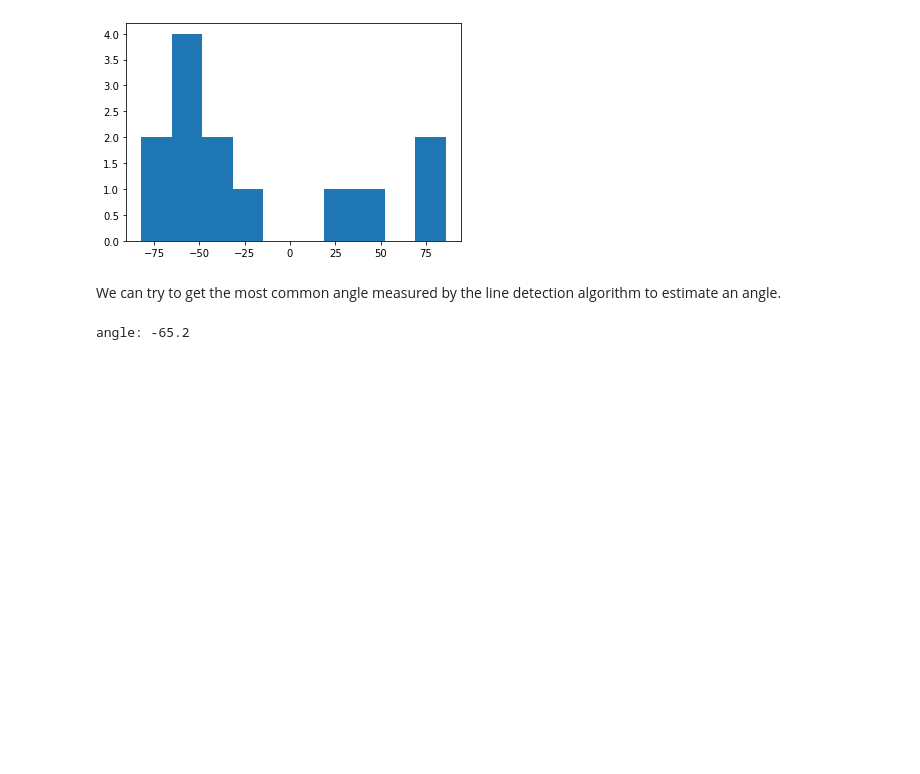
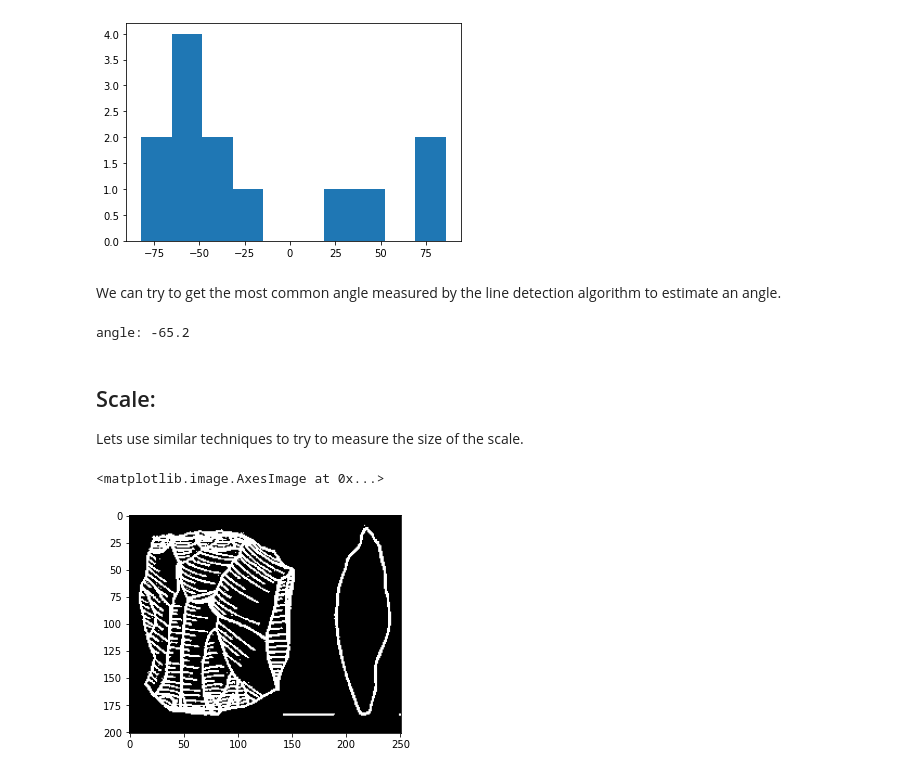
Before and after one commit to alan-turing-institute/Palaeoanalytics, a Jupyter notebook: notebooks/exploration/simple_edge_detection.ipynb, the cells around one changed output. Drawn from its saved outputs; the diff is of its cells as text; code cells hidden in the pictures; blank space fills up the shorter version.

Commit message:
update the notebook with scale measurement study (#9)

```diff
--- a/notebooks/exploration/simple_edge_detection.ipynb
+++ b/notebooks/exploration/simple_edge_detection.ipynb
@@ -55,11 +55,11 @@ filename = 'images.jpeg'
 #filename = 'axeillus.jpg'
 
 # load and display original image as grayscale
-image = skimage.io.imread(fname=filename, as_gray=True)
+image_original = skimage.io.imread(fname=filename, as_gray=True)
 
 # Display the image and plot all contours found
 fig, ax = plt.subplots()
-ax.imshow(image, cmap=plt.cm.gray)
+ax.imshow(image_original, cmap=plt.cm.gray)
 # %% [output]
 <matplotlib.image.AxesImage at 0x...>
 [figure]
@@ -403,3 +403,18 @@ bins, values = np.histogram(degrees, 10)
 print ('angle:', values[np.argmax(bins)])
 # %% [output]
 angle: -65.2
+# %% [markdown]
+## Scale:
+
+Lets use similar techniques to try to measure the size of the scale.
+# %%
+# Start with thresholding
+fig, ax = plt.subplots()
+thresh = threshold_mean(image_original)
+
+binary = image_original <thresh
+
+ax.imshow(binary, cmap=plt.cm.gray)
+# %% [output]
+<matplotlib.image.AxesImage at 0x...>
+[figure, added]
```
Also changed, not shown: parts of 8 cells of this notebook.
